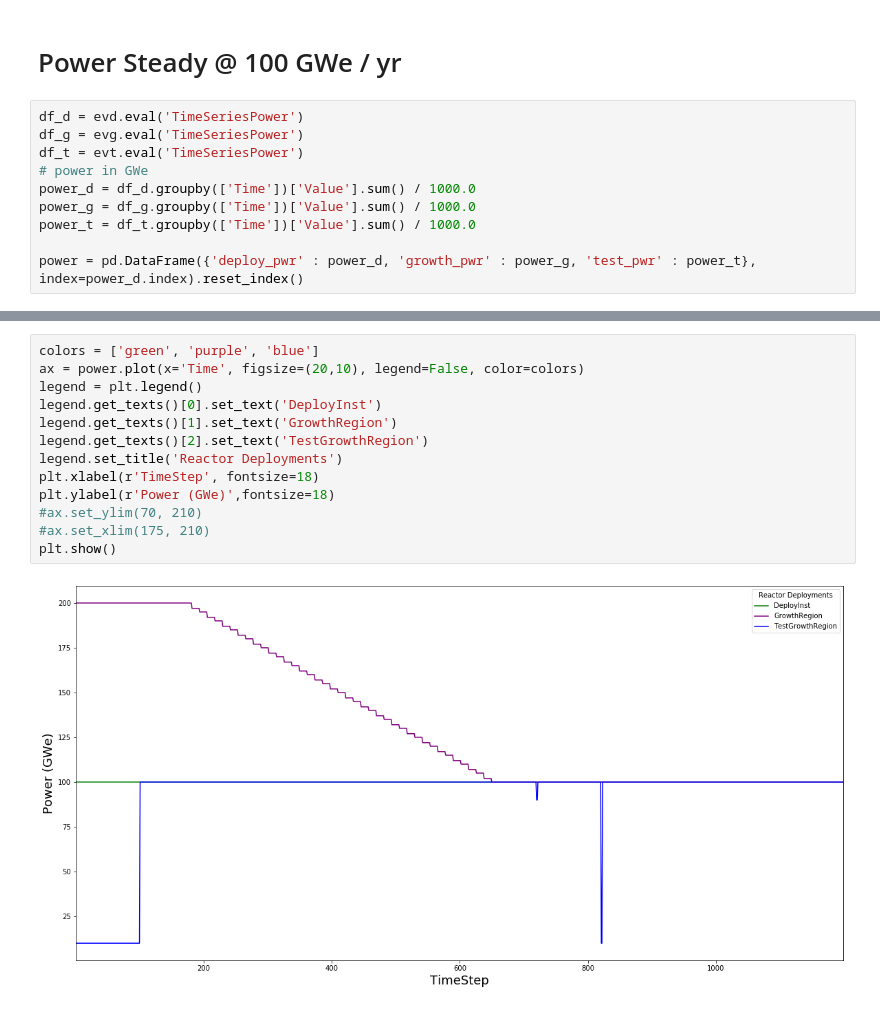
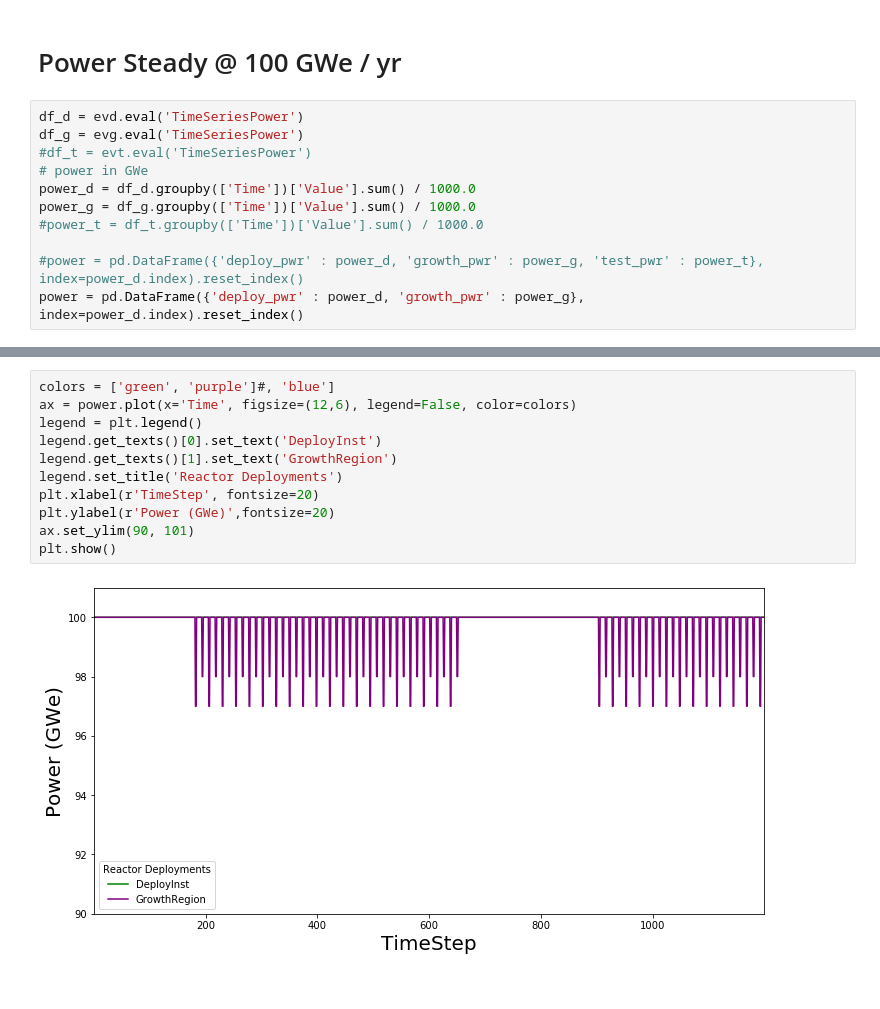
Before and after one commit to opotowsky/EG01_OPRA, a Jupyter notebook: testing_EG01.ipynb, the cells around one changed output, grey strips where cells are left out. Cells and saved outputs as stored; diff of their text form.

Commit message:
tested out DeployManagerInst. it works. const_power is a fail but not too bad...can get around large dips easily

```diff
--- a/testing_EG01.ipynb
+++ b/testing_EG01.ipynb
@@ -124,13 +120,14 @@ plt.show()
 # %%
 df_d = evd.eval('TimeSeriesPower')
 df_g = evg.eval('TimeSeriesPower')
-df_t = evt.eval('TimeSeriesPower')
+#df_t = evt.eval('TimeSeriesPower')
 # power in GWe
 power_d = df_d.groupby(['Time'])['Value'].sum() / 1000.0
 power_g = df_g.groupby(['Time'])['Value'].sum() / 1000.0
-power_t = df_t.groupby(['Time'])['Value'].sum() / 1000.0
+#power_t = df_t.groupby(['Time'])['Value'].sum() / 1000.0
 
-power = pd.DataFrame({'deploy_pwr' : power_d, 'growth_pwr' : power_g, 'test_pwr' : power_t}, index=power_d.index).reset_index()
+#power = pd.DataFrame({'deploy_pwr' : power_d, 'growth_pwr' : power_g, 'test_pwr' : power_t}, index=power_d.index).reset_index()
+power = pd.DataFrame({'deploy_pwr' : power_d, 'growth_pwr' : power_g}, index=power_d.index).reset_index()
 # %%
 power
 # %% [output]
@@ -150,15 +147,13 @@ power
 # %%
-colors = ['green', 'purple', 'blue']
-ax = power.plot(x='Time', figsize=(20,10), legend=False, color=colors)
+colors = ['green', 'purple']#, 'blue']
+ax = power.plot(x='Time', figsize=(12,6), legend=False, color=colors)
 legend = plt.legend()
 legend.get_texts()[0].set_text('DeployInst')
 legend.get_texts()[1].set_text('GrowthRegion')
-legend.get_texts()[2].set_text('TestGrowthRegion')
 legend.set_title('Reactor Deployments')
-plt.xlabel(r'TimeStep', fontsize=18)
-plt.ylabel(r'Power (GWe)',fontsize=18)
-#ax.set_ylim(70, 210)
-#ax.set_xlim(175, 210)
+plt.xlabel(r'TimeStep', fontsize=20)
+plt.ylabel(r'Power (GWe)',fontsize=20)
+ax.set_ylim(90, 101)
 plt.show()
 # %% [output]
-[figure, old version]
+[figure, new version]
```
Also changed, not shown: parts of 8 cells of this notebook, 2 other files.
